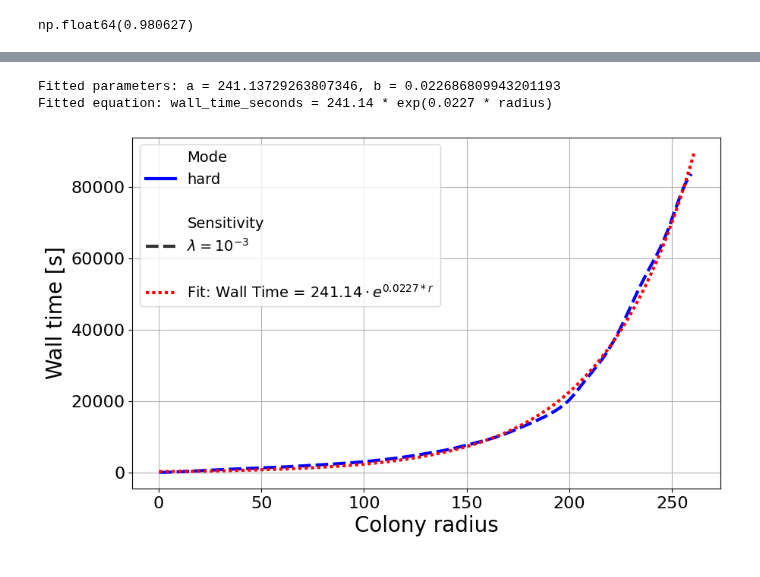
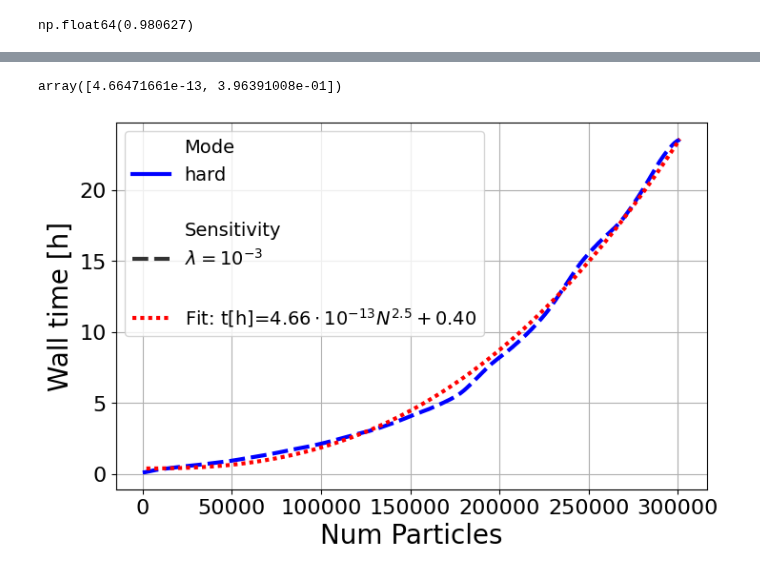
Before and after one commit to ManuelLerchner/ProliferatingCellCollectives-IDP, a Jupyter notebook: analysis/plot_huge.ipynb, the cells around one changed output, grey strips where cells are left out. Saved outputs shown, nothing was run; the diff lists cells and outputs as text; code cells hidden in the pictures.

Commit message:
update wall time fit

```diff
--- a/analysis/plot_huge.ipynb
+++ b/analysis/plot_huge.ipynb
@@ -183,7 +183,7 @@ def interpolate(df, xcol, ycol, num_points=200, sigma=2):
 
 
 def plot_parameter_over_time(sim_dict, x, y, yscale=None, xscale=None, outname=None, xlabel=None, ylabel=None, hue='Mode', style='Sensitivity', **kwargs):
-    fig, ax = plt.subplots(figsize=(10, 6))
+    fig, ax = plt.subplots(figsize=(8, 5))
 
     outname = outname or f"combined_{x}_vs_{y}.png"
 
@@ -824,33 +844,36 @@ import matplotlib.pyplot as plt
 from scipy.optimize import curve_fit
 import numpy as np
 
-g = plot_parameter_over_time(sim_dict, x="colony_radius",  y="wall_time [s]",
-                             xlabel="Colony radius", ylabel="Wall time [s]", outname="huge_wall_time_vs_radius.png", errorbar=("se", 5))
+g = plot_parameter_over_time(sim_dict, x="num_particles",  y="wall_time [h]",
+                             xlabel="Num Particles", ylabel="Wall time [h]", outname="huge_wall_time_vs_num_particles.png", errorbar=("se", 5))
+
+index = sim_dict["colony_radius"] >= 20
+
+x = sim_dict["num_particles"][index]
+y = sim_dict["wall_time [h]"][index]
 
 
-x = sim_dict["colony_radius"]
-y = sim_dict["wall_time [s]"]
-
-
-def exponential(x, a, b):
-    return a * np.exp(b * x)
+def fn(x, a, b):
+    return a*x**(2.5) + b
 
 
 # Fit the curve
-popt, pcov = curve_fit(exponential, x, y, p0=(1, 0.1))
+popt, pcov = curve_fit(fn, x, y)
 a_fit, b_fit = popt
 
-print(f"Fitted parameters: a = {a_fit}, b = {b_fit}")
-print(
-    f"Fitted equation: wall_time_seconds = {a_fit:.2f} * exp({b_fit:.4f} * radius)")
 
 # Plot
 
-x_test = np.linspace(min(x), max(x), 100)
-y_fit = exponential(x_test, *popt)
+x_test = np.linspace(x.min(), x.max(), 100)
+y_fit = fn(x_test, *popt)
 
 ax = g.figure.axes[0]
-ax.plot(x_test, y_fit, label=f'Fit: Wall Time = ${a_fit:.2f} \\cdot e^{{{b_fit:.4f} * r}}$', color='red', linestyle=(0, (1,1)), linewidth=3)
+
+a_mantissa, a_exp = f"{a_fit:.2e}".split("e")
+a_exp = int(a_exp)
+
+ax.plot(x_test, y_fit, label=f'Fit: t[h]=${a_mantissa} \\cdot 10^{{{a_exp}}} N^{{2.5}} + {b_fit:.2f}$',
+        color='red', linestyle=(0, (1, 1)), linewidth=3)
 
 leg = ax.legend()
 
@@ -862,34 +885,35 @@ leg.remove()
 
 if len(handles) > 3:
 
     labels.insert(2, "")
     handles.insert(2, plt.Line2D([], [], color='none'))
 
 
 a = handles.pop()
 handles.pop()
 l = handles.pop()
 handles.pop()
 
 b = labels.pop()
 labels.pop()
 m = labels.pop()
 labels.pop()
 
 handles.append(l)
 labels.append(m)
 
 handles.append(a)
 labels.append(b)
 
 labels.insert(-1, "")
 handles.insert(-1, plt.Line2D([], [], color='none'))
 
 ax.legend(handles, labels, fontsize=14)
 
 
-g.figure.savefig("huge_wall_time_vs_radius_with_fit.png", dpi=300, bbox_inches="tight")
+g.figure.savefig("huge_wall_time_vs_radius_with_fit.png",
+                 dpi=300, bbox_inches="tight")
+popt
 # %% [output]
-Fitted parameters: a = 241.13729263807346, b = 0.022686809943201193
-Fitted equation: wall_time_seconds = 241.14 * exp(0.0227 * radius)
+array([4.66471661e-13, 3.96391008e-01])
-[figure, old version]
+[figure, new version]
```
Also changed, not shown: parts of 2 cells of this notebook, 2 other files.
